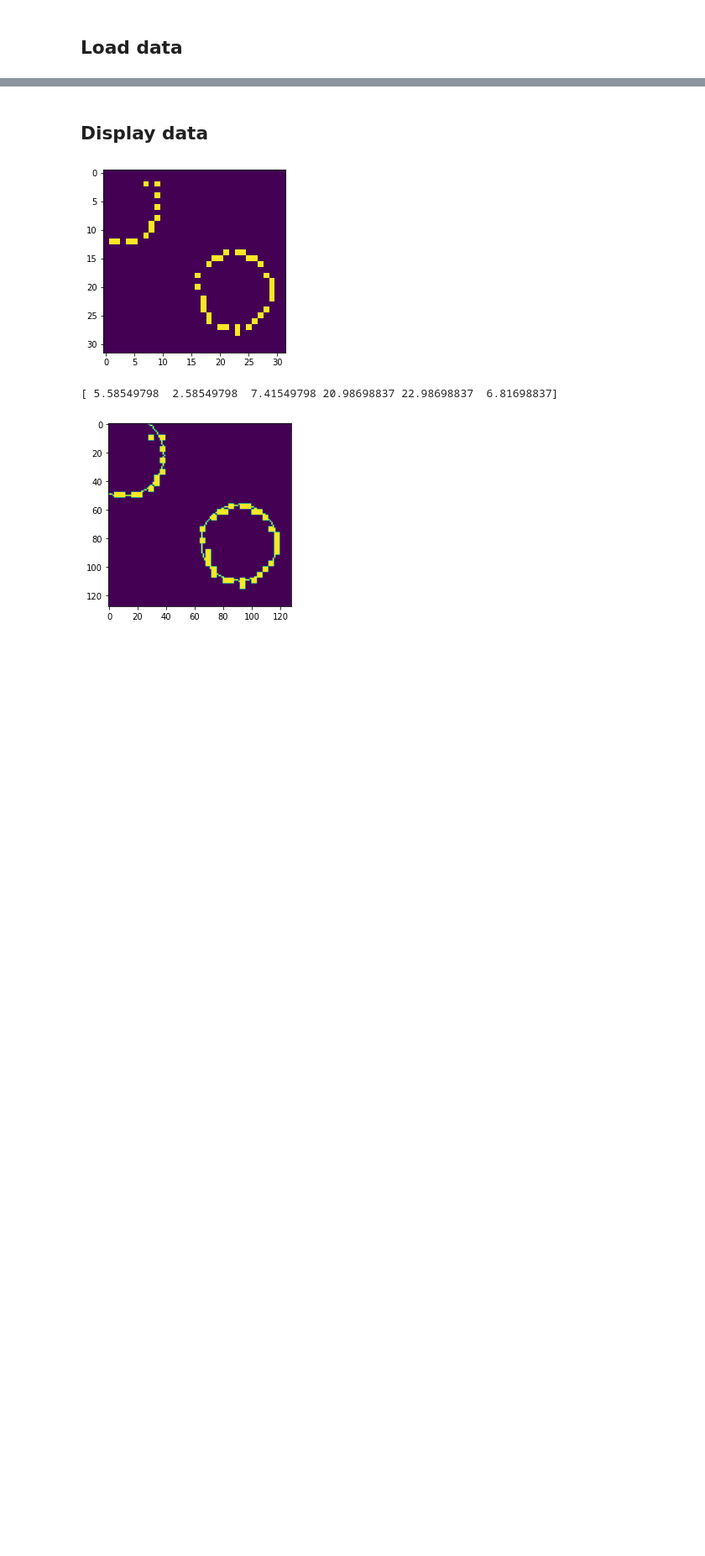
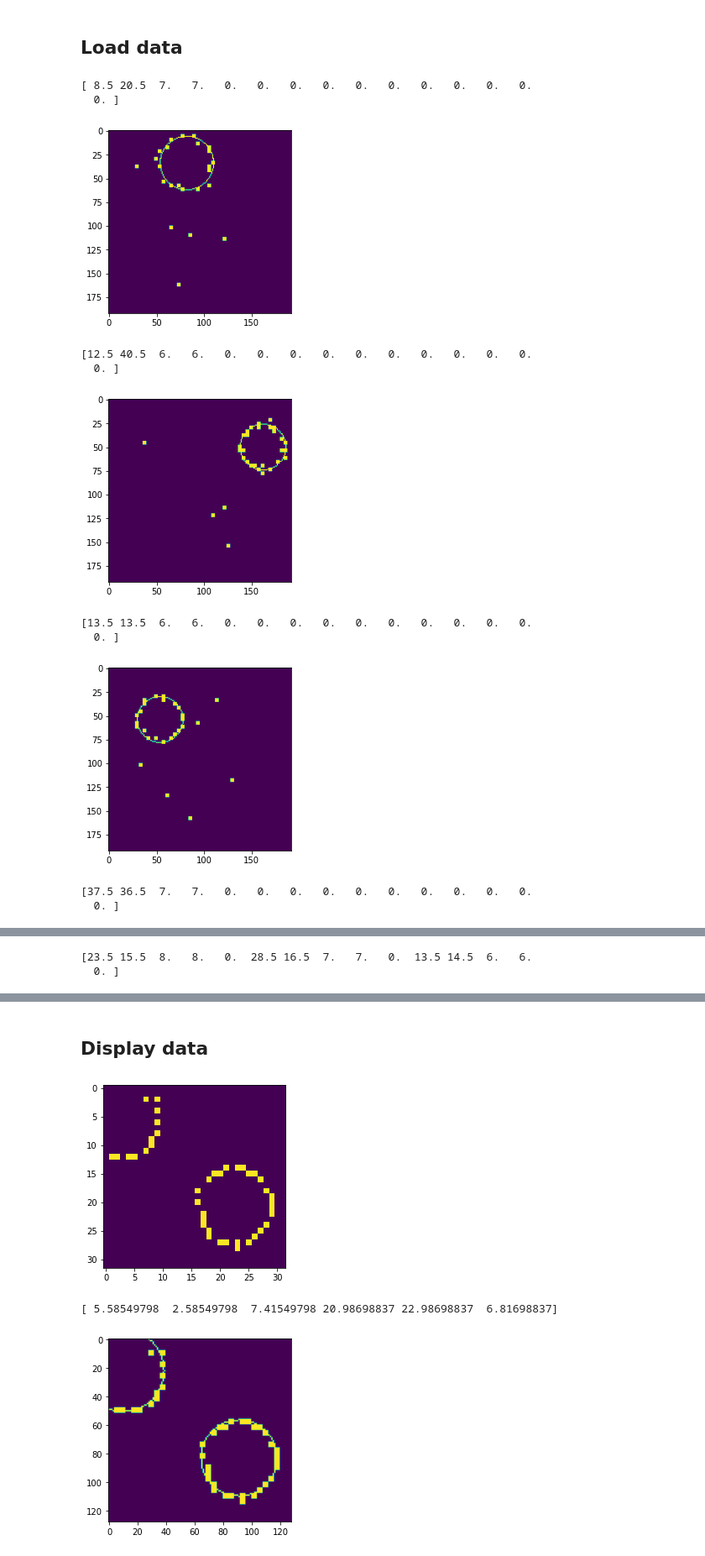
Before and after one commit to borkh/mcbm-ring-reco, a Jupyter notebook: params_finder.ipynb, the cells around one changed output, grey strips where cells are left out. Shown at 84% size. Drawn from its saved outputs; the diff is of its cells as text; code cells hidden in the pictures; blank space fills up the shorter version.

```diff
--- a/params_finder.ipynb
+++ b/params_finder.ipynb
@@ -14,9 +14,28 @@ from wandb.keras import WandbCallback
 %matplotlib inline
 
 ## ---------------------- load data ----------------------------------------
-data_dir = "./datasets/"
+train_dir = "./datasets/train/"
+test_dir = "./datasets/test/"
 
-displays = np.load(data_dir + "displays.npy", "r")
-displays_test = np.load(data_dir + "displays_test.npy", "r")
-params = np.load(data_dir + "params.npy", "r")
-params_test = np.load(data_dir + "params_test.npy", "r")
+i = 14
+displays = np.load(train_dir + "X/X{}.npz".format(i), "r")['arr_0']
+displays_test = np.load(test_dir + "X/X{}.npz".format(i), "r")['arr_0']
+params = np.load(train_dir + "y/y{}.npz".format(i), "r")['arr_0']
+params_test = np.load(test_dir + "y/y{}.npz".format(i), "r")['arr_0']
+# %%
+for i in range(5):
+    print(params[i])
+    plt.imshow(plot_single_event(displays[i], params[i]))
+    plt.show()
+# %% [output]
+[ 8.5 20.5  7.   7.   0.   0.   0.   0.   0.   0.   0.   0.   0.   0.
+  0. ]
+[figure, added]
+[12.5 40.5  6.   6.   0.   0.   0.   0.   0.   0.   0.   0.   0.   0.
+  0. ]
+[figure, added]
+[13.5 13.5  6.   6.   0.   0.   0.   0.   0.   0.   0.   0.   0.   0.
+  0. ]
+[figure, added]
+[37.5 36.5  7.   7.   0.   0.   0.   0.   0.   0.   0.   0.   0.   0.
+  0. ]
@@ -22,0 +43,2 @@ params_test = np.load(data_dir + "params_test.npy", "r")
+[23.5 15.5  8.   8.   0.  28.5 16.5  7.   7.   0.  13.5 14.5  6.   6.
+  0. ]
```
Also changed, not shown: parts of 1 cell of this notebook, 4 other files.
